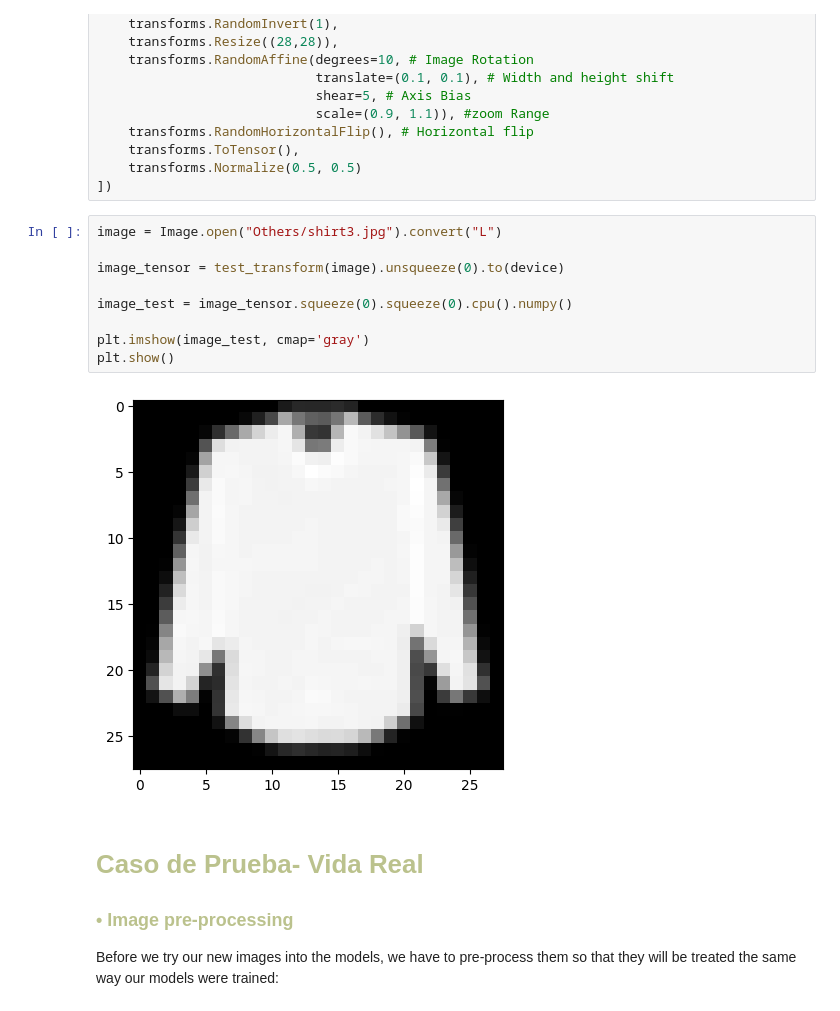
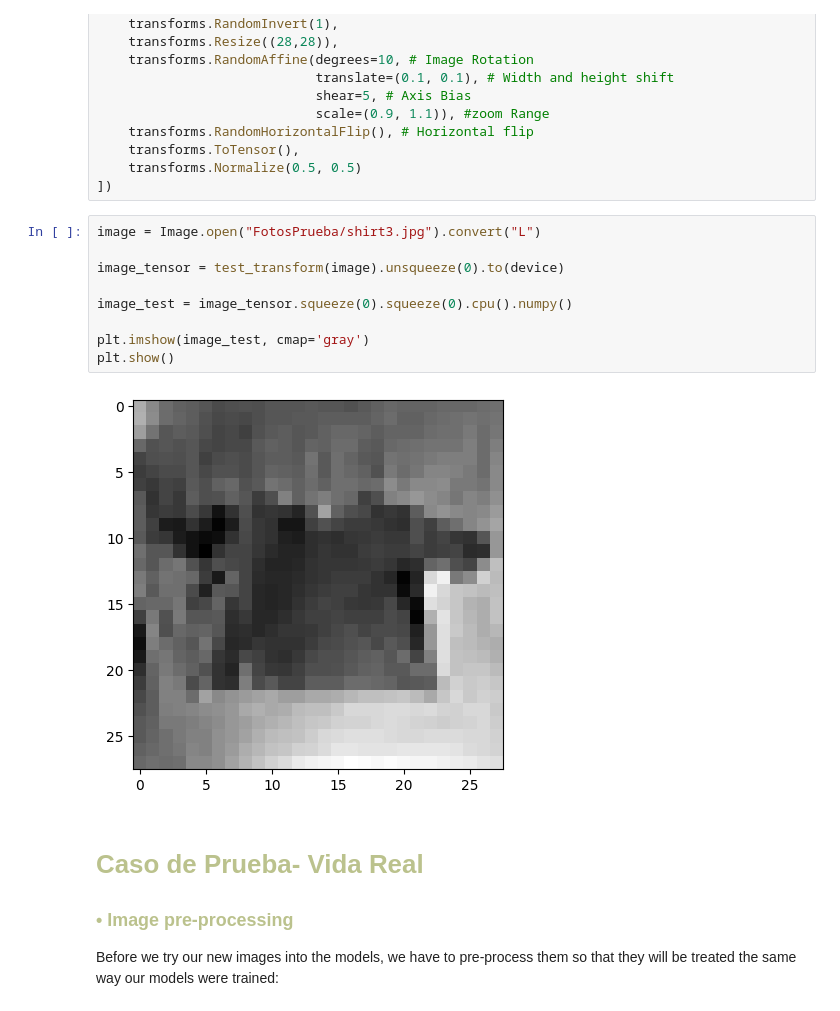
Before and after one commit to ch0fas/ML_Projects, a Jupyter notebook: fashion_mnist.ipynb, the cells around one changed output. Drawn from its saved outputs; the diff is of its cells as text.

```diff
--- a/fashion_mnist.ipynb
+++ b/fashion_mnist.ipynb
@@ -771,16 +772,16 @@ test_transform = transforms.Compose([
     transforms.Normalize(0.5, 0.5)
 ])
 # %%
-image = Image.open("Others/shirt3.jpg").convert("L")
+image = Image.open("FotosPrueba/shirt3.jpg").convert("L")
 
 image_tensor = test_transform(image).unsqueeze(0).to(device)
 
 image_test = image_tensor.squeeze(0).squeeze(0).cpu().numpy()
 
 plt.imshow(image_test, cmap='gray')
 plt.show()
 # %% [output]
-[figure, old version]
+[figure, new version]
 # %% [markdown]
 # <font color= #bbc28d> **Caso de Prueba- Vida Real** </font>
 
```
Also changed, not shown: parts of 1 cell of this notebook.
